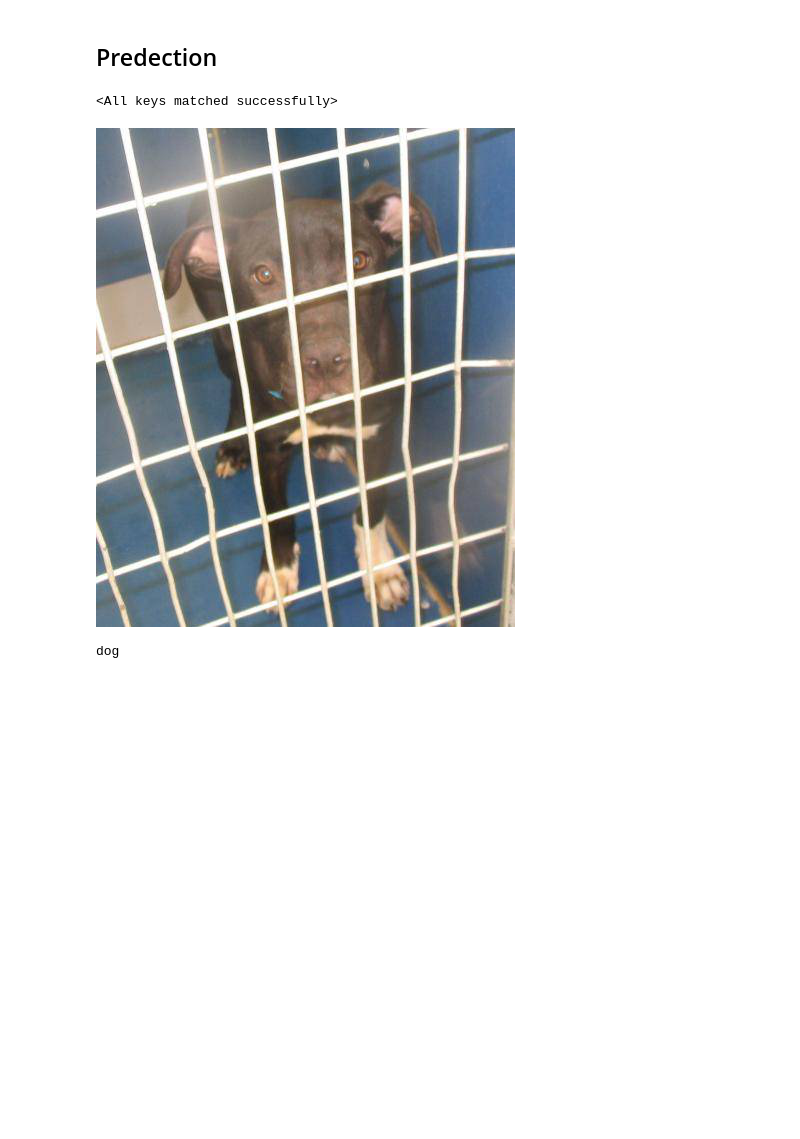
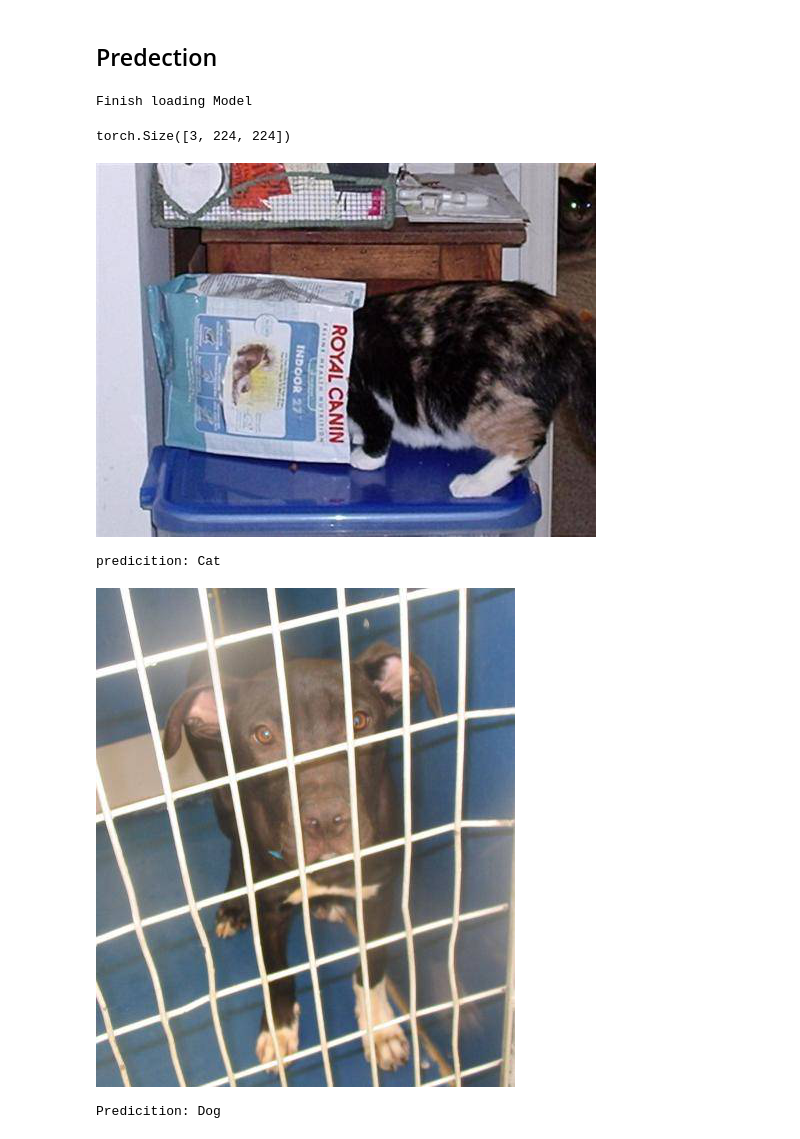
Before and after one commit to dodofk/IM-Camp-ML-Course, a Jupyter notebook: Dogs_vs_Cats.ipynb, the cells around one changed output. Drawn from its saved outputs; the diff is of its cells as text; code cells hidden in the pictures; blank space fills up the shorter version.

```diff
--- a/Dogs_vs_Cats.ipynb
+++ b/Dogs_vs_Cats.ipynb
@@ -226,7 +243,11 @@ https://wandb.ai/dodofk/uncategorized/runs/23pkrrgi?workspace=user-dodofk
 ## Predection
 # %%
 model = ResNetModify(pretrained=False)
-model.load_state_dict(torch.load("drive/MyDrive/MIULAB_DATASET/dogs_vs_cats/finetune_best.pt"))
+model.load_state_dict(torch.load("IM-Camp-ML-Course/finetune_best.pt"))
+model.to(cfg.device)
+model.eval()
+
+print("Finish loading Model")
 # %% [output]
-<All keys matched successfully>
+Finish loading Model
 # %%
@@ -275,6 +297,32 @@ def demo(id):
-# %%
-# 144(no head cat), 944(dog behind object)
-demo(944)
-# %% [output]
-[figure, removed]
-dog
+# %%
+display(process_cat.size())
+# %% [output]
+torch.Size([3, 224, 224])
+# %%
+image_cat = Image.open(f"IM-Camp-ML-Course/photo/train/144.jpg")
+image_dog = Image.open(f"IM-Camp-ML-Course/photo/train/944.jpg")
+process_cat = process(image_cat).to(cfg.device)
+process_dog = process(image_dog).to(cfg.device)
+
+display(image_cat)
+
+pred_cat = model(process_cat.unsqueeze(0))
+pred_label = torch.argmax(pred_cat, dim=1)
+if pred_label:
+    print("Predicition: Dog")
+else:
+    print("predicition: Cat")
+
+display(image_dog)
+
+pred_dog = model(process_dog.unsqueeze(0))
+pred_label = torch.argmax(pred_dog, dim=1)
+if pred_label:
+    print("Predicition: Dog")
+else:
+    print("predicition: Cat")
+# %% [output]
+[figure, added]
+predicition: Cat
+[figure, added]
+Predicition: Dog
```
Also changed, not shown: parts of 11 cells of this notebook.
